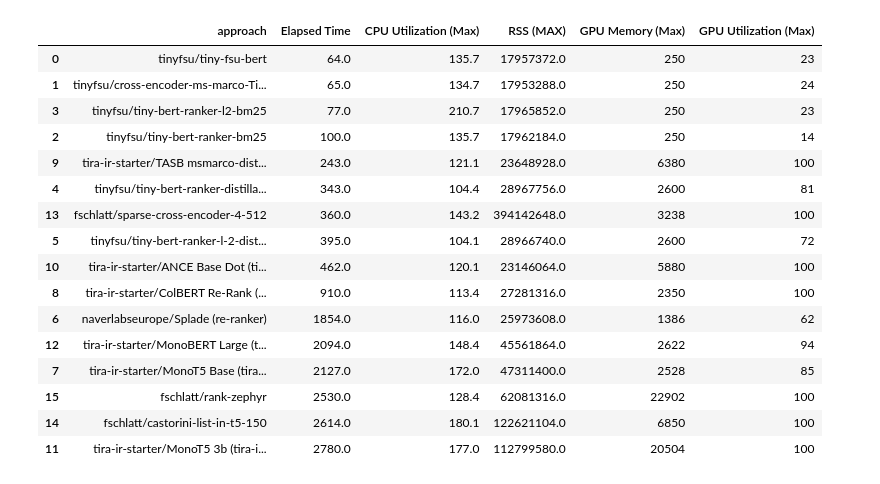
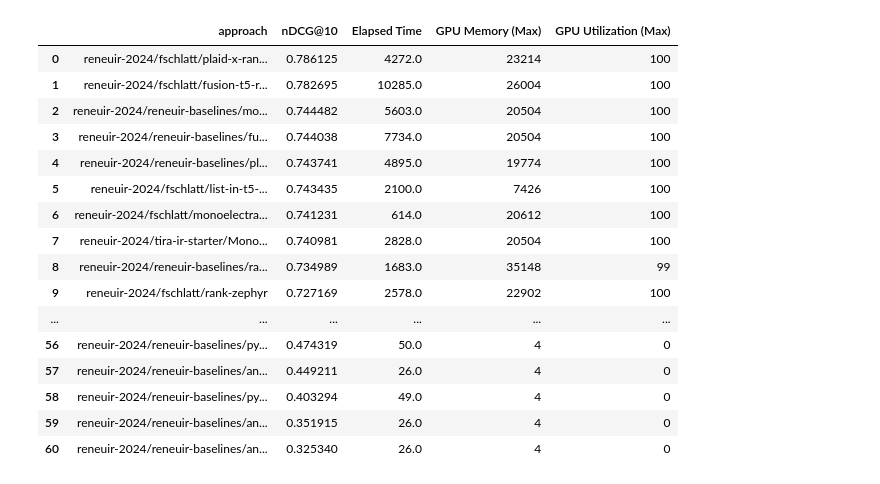
Before and after one commit to reneuir/reneuir-code, a Jupyter notebook: sigir24/post-hoc-notebooks/analysis-in-progress.ipynb, the cells around one changed output. Saved outputs shown, nothing was run; the diff lists cells and outputs as text; code cells hidden in the pictures.

```diff
--- a/sigir24/post-hoc-notebooks/analysis-in-progress.ipynb
+++ b/sigir24/post-hoc-notebooks/analysis-in-progress.ipynb
@@ -98,41 +85,20 @@ df_eval.sort_values(by='nDCG@10', ascending=False).reset_index()[['approach', 'n
-# %%
-df = []
-
-for approach in APPROACHES:
-    profiling = tira.profiling.from_submission(approach, 'dl-top-1000-docs-20240701-training')
-    elapsed_time = profiling[-1]
-    assert elapsed_time['key'] == 'elapsed_time'
-    elapsed_time = elapsed_time['value']
-    rss = [i['value'] for i in profiling if i['key'] == 'ps_vsz']
-    gpu_memory_used = [int(i['value'].split()[0]) for i in profiling if i['key'] == 'gpu_memory_used']
-    gpu_utilization = [int(i['value'].split()[0]) for i in profiling if i['key'] == 'gpu_utilization']
-    cpu_utilization = [i['value'] for i in profiling if i['key'] == 'ps_cpu']
-    df += [{
-        'approach': approach.split('2024/')[1],
-        'Elapsed Time': elapsed_time,
-        'CPU Utilization (Max)': max(cpu_utilization),
-        'RSS (MAX)': max(rss),
-        'GPU Memory (Max)': max(gpu_memory_used),
-        'GPU Utilization (Max)': max(gpu_utilization),
-    }]
-
-df = pd.DataFrame(df)
-df.sort_values('Elapsed Time')
-# %% [output]
-|  | approach | Elapsed Time | CPU Utilization (Max) | RSS (MAX) | GPU Memory (Max) | GPU Utilization (Max) |
-| 0 | tinyfsu/tiny-fsu-bert | 64.0 | 135.7 | 17957372.0 | 250 | 23 |
-| 1 | tinyfsu/cross-encoder-ms-marco-Ti... | 65.0 | 134.7 | 17953288.0 | 250 | 24 |
-| 3 | tinyfsu/tiny-bert-ranker-l2-bm25 | 77.0 | 210.7 | 17965852.0 | 250 | 23 |
-| 2 | tinyfsu/tiny-bert-ranker-bm25 | 100.0 | 135.7 | 17962184.0 | 250 | 14 |
-| 9 | tira-ir-starter/TASB msmarco-dist... | 243.0 | 121.1 | 23648928.0 | 6380 | 100 |
-| 4 | tinyfsu/tiny-bert-ranker-distilla... | 343.0 | 104.4 | 28967756.0 | 2600 | 81 |
-| 13 | fschlatt/sparse-cross-encoder-4-512 | 360.0 | 143.2 | 394142648.0 | 3238 | 100 |
-| 5 | tinyfsu/tiny-bert-ranker-l-2-dist... | 395.0 | 104.1 | 28966740.0 | 2600 | 72 |
-| 10 | tira-ir-starter/ANCE Base Dot (ti... | 462.0 | 120.1 | 23146064.0 | 5880 | 100 |
-| 8 | tira-ir-starter/ColBERT Re-Rank (... | 910.0 | 113.4 | 27281316.0 | 2350 | 100 |
-| 6 | naverlabseurope/Splade (re-ranker) | 1854.0 | 116.0 | 25973608.0 | 1386 | 62 |
-| 12 | tira-ir-starter/MonoBERT Large (t... | 2094.0 | 148.4 | 45561864.0 | 2622 | 94 |
-| 7 | tira-ir-starter/MonoT5 Base (tira... | 2127.0 | 172.0 | 47311400.0 | 2528 | 85 |
-| 15 | fschlatt/rank-zephyr | 2530.0 | 128.4 | 62081316.0 | 22902 | 100 |
-| 14 | fschlatt/castorini-list-in-t5-150 | 2614.0 | 180.1 | 122621104.0 | 6850 | 100 |
-| 11 | tira-ir-starter/MonoT5 3b (tira-i... | 2780.0 | 177.0 | 112799580.0 | 20504 | 100 |
+# %%
+df_eval.sort_values(by='nDCG@10', ascending=False).reset_index()[['approach', 'nDCG@10', 'Elapsed Time', 'GPU Memory (Max)', 'GPU Utilization (Max)', ]]
+# %% [output]
+|  | approach | nDCG@10 | Elapsed Time | GPU Memory (Max) | GPU Utilization (Max) |
+| 0 | reneuir-2024/fschlatt/plaid-x-ran... | 0.786125 | 4272.0 | 23214 | 100 |
+| 1 | reneuir-2024/fschlatt/fusion-t5-r... | 0.782695 | 10285.0 | 26004 | 100 |
+| 2 | reneuir-2024/reneuir-baselines/mo... | 0.744482 | 5603.0 | 20504 | 100 |
+| 3 | reneuir-2024/reneuir-baselines/fu... | 0.744038 | 7734.0 | 20504 | 100 |
+| 4 | reneuir-2024/reneuir-baselines/pl... | 0.743741 | 4895.0 | 19774 | 100 |
+| 5 | reneuir-2024/fschlatt/list-in-t5-... | 0.743435 | 2100.0 | 7426 | 100 |
+| 6 | reneuir-2024/fschlatt/monoelectra... | 0.741231 | 614.0 | 20612 | 100 |
+| 7 | reneuir-2024/tira-ir-starter/Mono... | 0.740981 | 2828.0 | 20504 | 100 |
+| 8 | reneuir-2024/reneuir-baselines/ra... | 0.734989 | 1683.0 | 35148 | 99 |
+| 9 | reneuir-2024/fschlatt/rank-zephyr | 0.727169 | 2578.0 | 22902 | 100 |
+| ... | ... | ... | ... | ... | ... |
+| 56 | reneuir-2024/reneuir-baselines/py... | 0.474319 | 50.0 | 4 | 0 |
+| 57 | reneuir-2024/reneuir-baselines/an... | 0.449211 | 26.0 | 4 | 0 |
+| 58 | reneuir-2024/reneuir-baselines/py... | 0.403294 | 49.0 | 4 | 0 |
+| 59 | reneuir-2024/reneuir-baselines/an... | 0.351915 | 26.0 | 4 | 0 |
+| 60 | reneuir-2024/reneuir-baselines/an... | 0.325340 | 26.0 | 4 | 0 |
```
Also changed, not shown: parts of 7 cells of this notebook.
